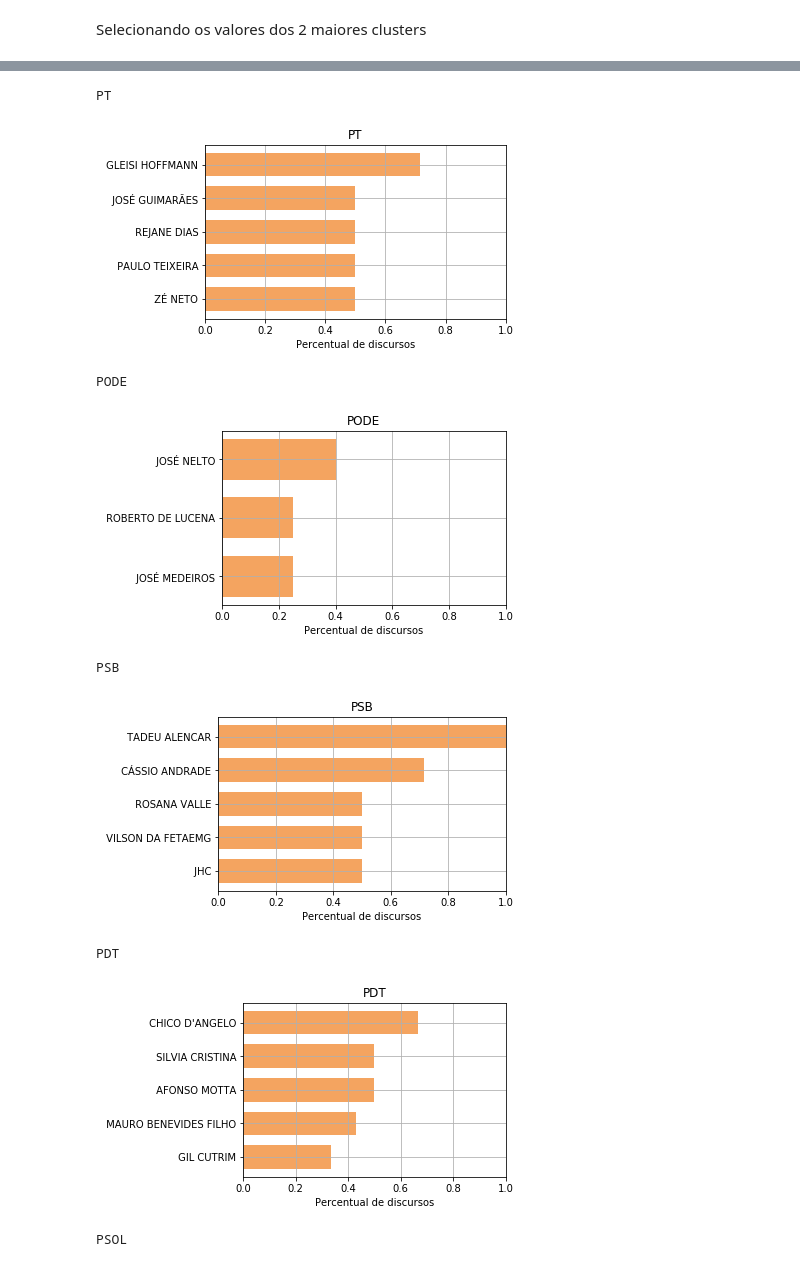
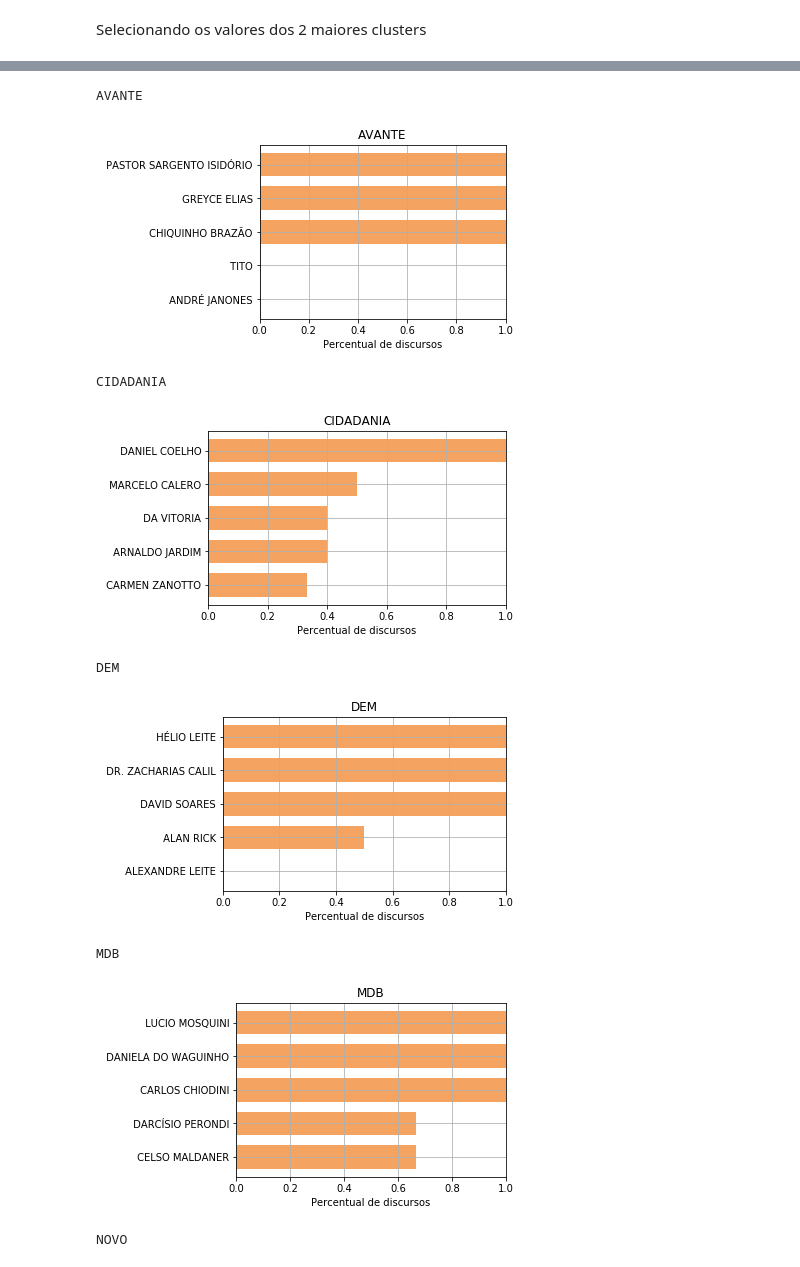
Before and after one commit to ricardopolato/coesaopartidaria, a Jupyter notebook: 1.3. Aplicação de métodos de agrupamento - discursos.ipynb, the cells around one changed output, grey strips where cells are left out. Cells and saved outputs as stored; diff of their text form; code cells hidden in the pictures.

```diff
--- a/1.3. Aplicação de métodos de agrupamento - discursos.ipynb
+++ b/1.3. Aplicação de métodos de agrupamento - discursos.ipynb
@@ -131,6 +141,7 @@ Fit 40 clusters
 # %% [markdown]
 Devido ao gráfico gerado pelo método de cotovelo não formar uma curva acentuada seguida por estabilidade no eixo y, optamos por utilizar a quantidade de partidos com representantes como o número de clusters (k)
 # %%
-k = len(partidos_com_representantes)
+#k = len(partidos_com_representantes)
+k = 10
 print("Atribuído", k, "clusters.")
 # %% [output]
@@ -166,9 +161,10 @@ Selecionando os valores dos 2 maiores clusters
 # %%
 labels = labels_kmeans
 
+df['NomeOrador'] = df['NomeOrador'].replace([' ASSIS CARVALHO (PRESIDENTE)'], ' ASSIS CARVALHO')
 clusters_parlamentar = pd.crosstab(df["NomeOrador"], labels)
 # removendo partidos com apenas 1 discurso
-clusters_parlamentar = clusters_parlamentar[clusters_parlamentar.sum(axis=1) > 1]
+#clusters_parlamentar = clusters_parlamentar[clusters_parlamentar.sum(axis=1) > 1]
 print(clusters_parlamentar.shape)
 p_partidos = []
 for p in clusters_parlamentar.index:
@@ -201,10 +196,11 @@ cluster1 = []
 vlrcluster1 = []
 cluster2 = []
 vlrcluster2 = []
+novo_score = []
 for i in lst:
     # se o partido tiver 5 ou mais discursos
     if(sum(i[1:]) >= 5):
-        # Selecionando os valores dos 3 maiores clusters
+        # Selecionando os valores dos 2 maiores clusters
         valores = heapq.nlargest(2,i[1:])
 
         # Selecionando o cluster pelos maiores valores
@@ -220,7 +216,6 @@ for i in lst:
         vlrcluster1.append(valores[0])
         cluster2.append(pos2)
         vlrcluster2.append(valores[1])
-
         partido.append(i[0])
         soma_2_k.append(sum(valores))
         soma_total.append(sum(i[1:]))
@@ -228,16 +223,26 @@ for i in lst:
         anos.append(ano)
         clusteres.append(klusters)
 
+        # cálculo do indicador
+        # (n*(t1+t2)-2*t)/(n*t-2*t)
+        n = k
+        t1 = valores[0]
+        t2 = valores[1]
+        t = sum(i[1:])
+        vl_score = (n*(t1+t2)-2*t)/(n*t-2*t)
+        novo_score.append(round(vl_score,2))
 df_score_clusters = pd.DataFrame()
 df_score_clusters['Ano'] = anos
 df_score_clusters['Partido'] = partido
 df_score_clusters['soma_2_clusters'] = soma_2_k
 df_score_clusters['soma_total'] = soma_total
-df_score_clusters['Score_GE'] = score
+df_score_clusters['Percentual'] = score
+df_score_clusters['Score_GE'] = novo_score
 #df_score_clusters['Clusteres'] = clusteres
 df_score_clusters['Cluster1'] = cluster1
 df_score_clusters['VlrCluster1'] = vlrcluster1
 df_score_clusters['Cluster2'] = cluster2
 df_score_clusters['VlrCluster2'] = vlrcluster2
+df_score_clusters['ScoreClusterUnico'] = df_score_clusters['VlrCluster1']/df_score_clusters['soma_total']
 df_score_clusters
 # %% [output]
@@ -291,7 +305,7 @@ df_deputado_k['Cluster1'] = cluster1
 df_deputado_k['Cluster2'] = cluster2
 df_deputado_k['Total'] = total_d
 
-df_deputado_k['Percentual'] = (df_deputado_k['Cluster1'] + df_deputado_k['Cluster2']) / df_deputado_k['Total']
+df_deputado_k['ICPD'] = (df_deputado_k['Cluster1'] + df_deputado_k['Cluster2']) / df_deputado_k['Total']
 df_deputado_k.head()
 # %% [output]
 A value is trying to be set on a copy of a slice from a DataFrame
@@ -307,26 +323,26 @@ See the caveats in the documentation: http://pandas.pydata.org/pandas-docs/stabl
 # %%
 df_score_clusters.to_csv('score/score_ge_2019.csv', sep=';', index=False)
 # %%
-for i in df_score_clusters.Partido.tolist():
-    dfk = df_deputado_k.query('Partido=="'+i+'"').sort_values(['Percentual'], ascending=False)[:5]
-    dfk = dfk.sort_values(['Percentual'], ascending=True)
+for i in sorted(df_score_clusters.Partido.tolist()):
+    dfk = df_deputado_k.query('Partido=="'+i+'"').sort_values(['ICPD'], ascending=False)[:5]
+    dfk = dfk.sort_values(['ICPD'], ascending=True)
     print(i)
     width = 0.7
     fig = plt.figure(figsize=(6,3))
-    plt.barh(dfk['Parlamentar'], dfk['Percentual'], width, color='#F4A460')
+    plt.barh(dfk['Parlamentar'], dfk['ICPD'], width, color='#F4A460')
     plt.grid()
     plt.xlim(0, 1)
     plt.tight_layout()
     plt.title(i)
     plt.xlabel('Percentual de discursos')
     plt.show()
 # %% [output]
-PT
+AVANTE
-[figure, old version]
+[figure, new version]
-PODE
+CIDADANIA
-[figure, old version]
+[figure, new version]
-PSB
+DEM
-[figure, old version]
+[figure, new version]
-PDT
+MDB
-[figure, old version]
+[figure, new version]
-PSOL
+NOVO
```
Also changed, not shown: parts of 17 cells of this notebook, 1 other file.
